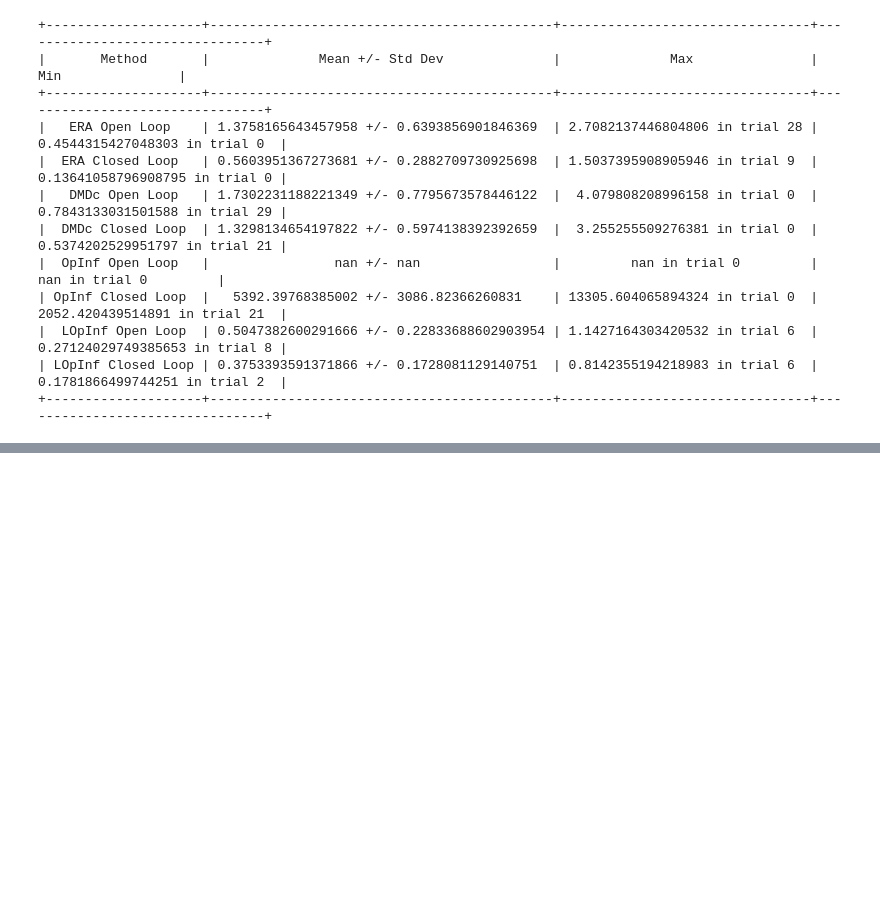
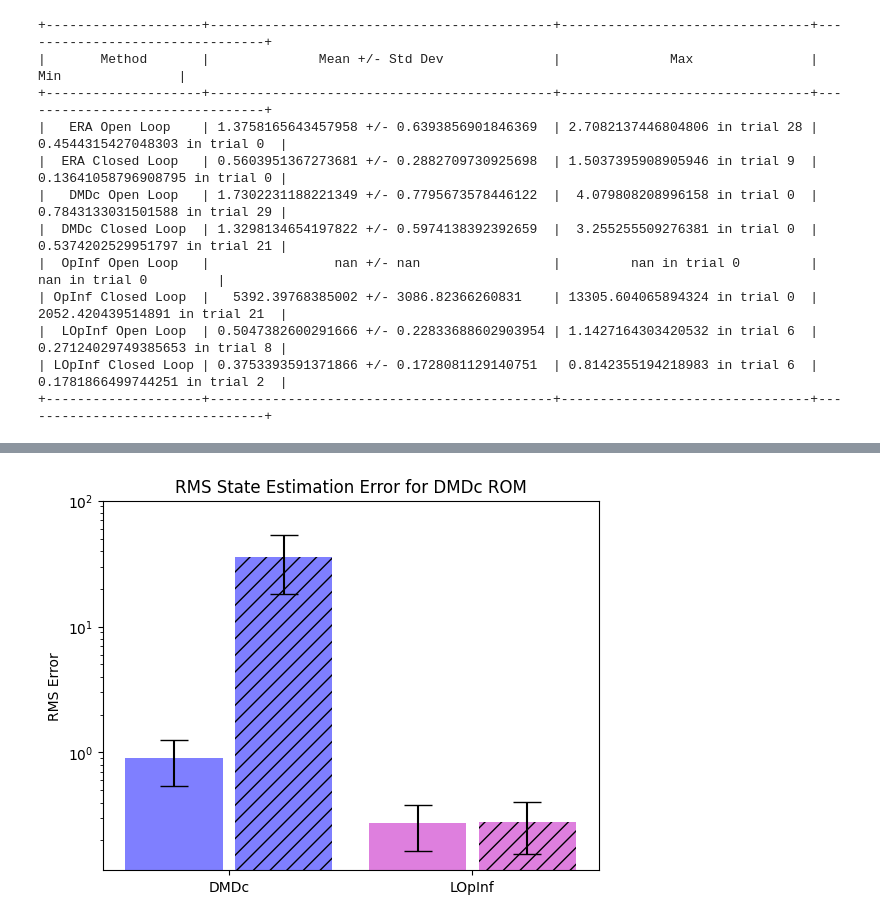
Before and after one commit to iman-adibnazari/anguilliformOptimalControl, a Jupyter notebook: src/stateObserverAnalysis.ipynb, the cells around one changed output, grey strips where cells are left out. Drawn from its saved outputs; the diff is of its cells as text; code cells hidden in the pictures; blank space fills up the shorter version.

```diff
--- a/src/stateObserverAnalysis.ipynb
+++ b/src/stateObserverAnalysis.ipynb
@@ -420,25 +444,31 @@ print(rms_table)
 # %%
 # Bar plot with error bars of open loop and closed loop RMS state errors for each method where open loop and closed loop responses are adjacent
 fig, ax = plt.subplots()
 
 # ax.figure(figsize=(10,5))
 ax.bar(np.arange(0,4,2)-0.45, [np.mean(rms_dmdc_full[0,:]), np.mean(rms_lopInf_full[0,:])], yerr=[np.std(rms_dmdc_full[0,:]), np.std(rms_lopInf_full[0,:])], color=['b','m'],align='center',alpha=0.5,ecolor='black',capsize=10)
 ax.bar(np.arange(0,4,2)+0.45, [np.mean(rms_dmdc_full[1,:]), np.mean(rms_lopInf_full[1,:])], yerr=[np.std(rms_dmdc_full[1,:]), np.std(rms_lopInf_full[1,:])], color=['b','m'],align='center',alpha=0.5,ecolor='black',capsize=10,hatch='//')
 
 # Plot max and min of each method overlayed on bars
-ax.plot(np.arange(0,4,2)-0.45, [np.max(rms_dmdc_full[0,:]), np.max(rms_lopInf_full[0,:])], 'k_', markersize=10, markeredgewidth=3)
-ax.plot(np.arange(0,4,2)-0.45, [np.min(rms_dmdc_full[0,:]), np.min(rms_lopInf_full[0,:])], 'k_', markersize=10, markeredgewidth=3)
-ax.plot(np.arange(0,4,2)+0.45, [np.max(rms_dmdc_full[1,:]), np.max(rms_lopInf_full[1,:])], 'k_', markersize=10, markeredgewidth=3)
-ax.plot(np.arange(0,4,2)+0.45, [np.min(rms_dmdc_full[1,:]), np.min(rms_lopInf_full[1,:])], 'k_', markersize=10, markeredgewidth=3)
+# ax.plot(np.arange(0,4,2)-0.45, [np.max(rms_dmdc_full[0,:]), np.max(rms_lopInf_full[0,:])], 'k_', markersize=10, markeredgewidth=3)
+# ax.plot(np.arange(0,4,2)-0.45, [np.min(rms_dmdc_full[0,:]), np.min(rms_lopInf_full[0,:])], 'k_', markersize=10, markeredgewidth=3)
+# ax.plot(np.arange(0,4,2)+0.45, [np.max(rms_dmdc_full[1,:]), np.max(rms_lopInf_full[1,:])], 'k_', markersize=10, markeredgewidth=3)
+# ax.plot(np.arange(0,4,2)+0.45, [np.min(rms_dmdc_full[1,:]), np.min(rms_lopInf_full[1,:])], 'k_', markersize=10, markeredgewidth=3)
 
 # Change to log scale y axis
 ax.set_yscale('log')
 
 ax.set_xticks(np.arange(0,4,2))
 ax.set_xticklabels(['DMDc','LOpInf'])
+ax.set_yticks([1e0,1e1,1e2])
 
 
 
 ax.set_ylabel("RMS Error")
 ax.set_title("RMS State Estimation Error for DMDc ROM")
 # Make legend where hatched boxes correspond to closed loop responses and solid boxes correspond to open loop responses
+
+# Save as svg
+plt.savefig('stateObserverAnalysis.pdf', format='pdf', dpi=1200)
+# %% [output]
+[figure, added]
```
Also changed, not shown: parts of 5 cells of this notebook, 3 other files.
